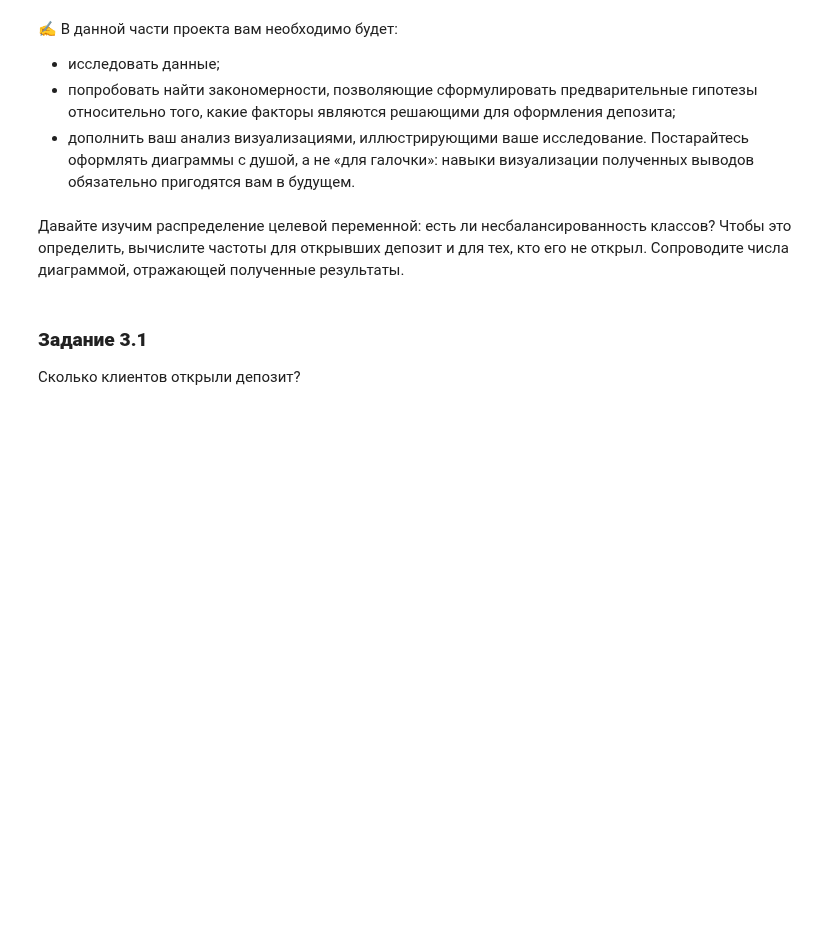
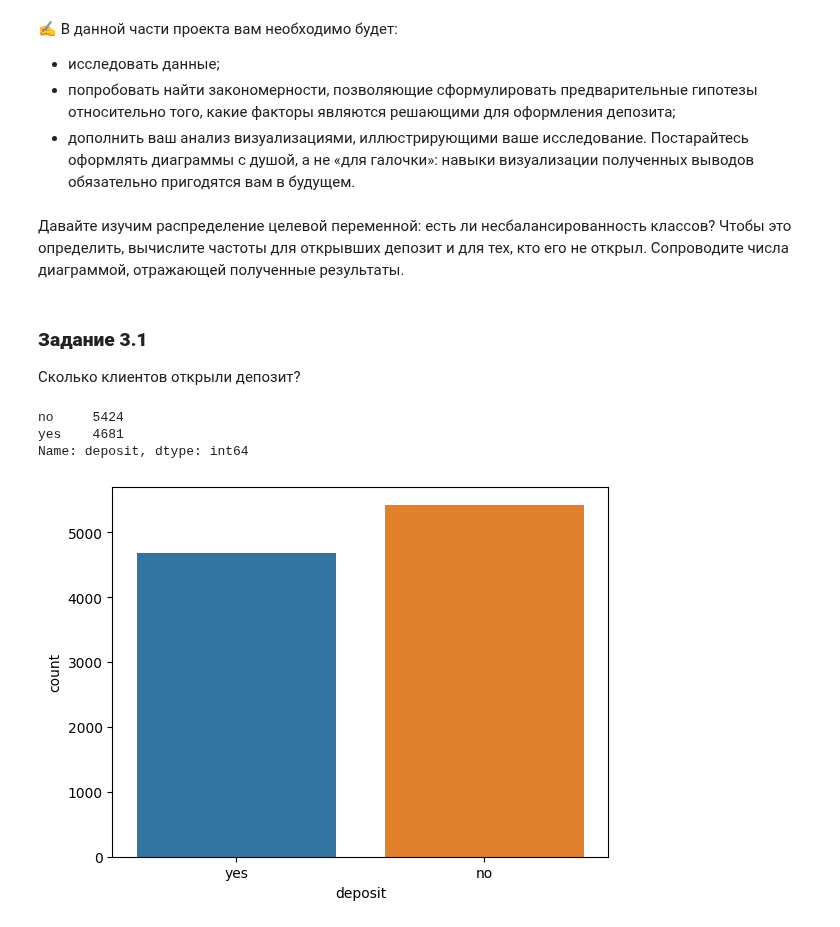
Before and after one commit to royvudgren/sf_datascience_practice, a Jupyter notebook: ML PROJECT-4/2 data acquainting.ipynb, the cells around one changed output. Drawn from its saved outputs; the diff is of its cells as text; code cells hidden in the pictures; blank space fills up the shorter version.

```diff
--- a/ML PROJECT-4/2 data acquainting.ipynb
+++ b/ML PROJECT-4/2 data acquainting.ipynb
@@ -196,3 +196,11 @@ print(f'Верхняя граница по Тьюки: {upper_bound}')
 ### **Задание 3.1**
 
 Сколько клиентов открыли депозит?
+# %%
+sns.countplot(data=cleaned, x='deposit');
+cleaned['deposit'].value_counts()
+# %% [output]
+no     5424
+yes    4681
+Name: deposit, dtype: int64
+[figure, added]
```
Also changed, not shown: parts of 9 cells of this notebook, 2 other files.
